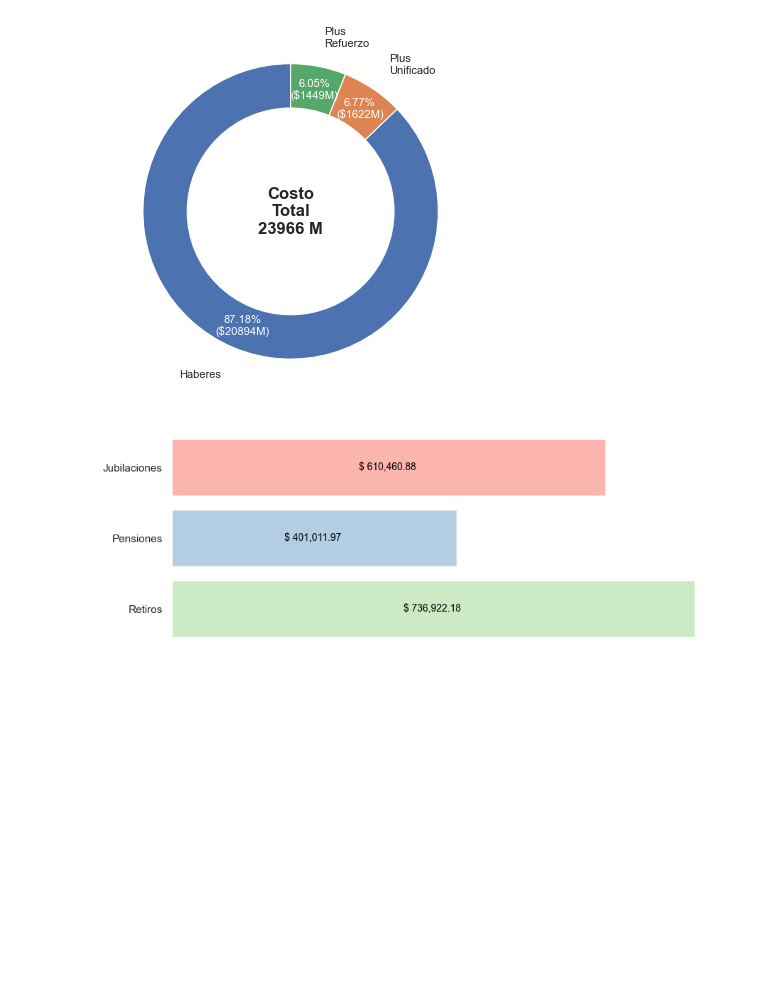
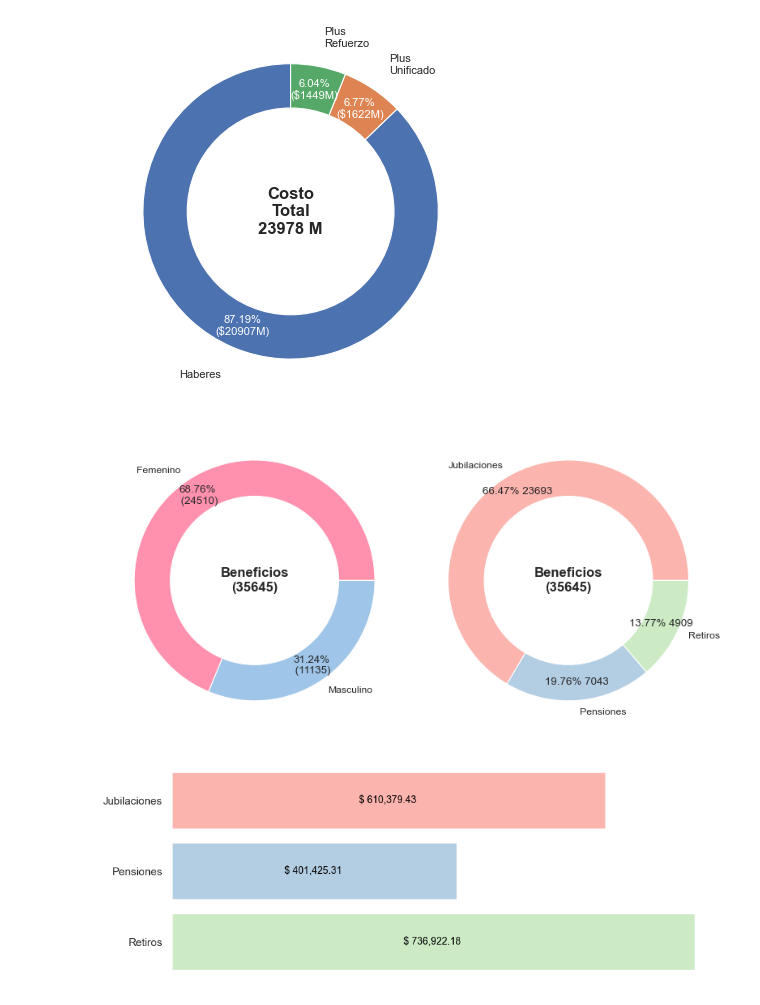
Before and after one commit to chrisgalvez/ReportesLiquidaciones, a Jupyter notebook: estadisticas-liquidaciones.ipynb, the cells around one changed output. Saved outputs shown, nothing was run; the diff lists cells and outputs as text; code cells hidden in the pictures; blank space fills up the shorter version.

```diff
--- a/estadisticas-liquidaciones.ipynb
+++ b/estadisticas-liquidaciones.ipynb
@@ -34,20 +34,18 @@ titulo_liquidacion = meses_liq[mes_liquidacion - 1] + " de " + anio_liquidacion
 # %%
 cons_creditos = f"""SELECT L.PLLA, L.ORDEN, L.AFILIADO, SUM(MONTO) AS CREDITOS
 FROM [{liquidacion}].dbo.Liquidacion L
-INNER JOIN Codigos C ON C.CODIGO=L.CODIGO
+INNER JOIN [{liquidacion}].dbo.Codigos C ON C.CODIGO=L.CODIGO
 WHERE C.TIPO='C'
---AND L.CODIGO NOT IN ('05','07','0Y')
 GROUP BY L.PLLA, L.ORDEN, L.AFILIADO""".format(liquidacion)
 
 creditos = pd.read_sql(cons_creditos, engine)
-cons_beneficios = f"""SELECT D.CONTROL, D.PLLA, D.ORDEN, D.AFILIADO, D.SEXO,
+cons_beneficios = f"""SELECT DL.CONTROL, DL.PLLA, DL.ORDEN, DL.AFILIADO, D.SEXO,
     DL.BENEFICIO, B.DETALLE AS BENEFICIO_TIPO, B.TIPO,
-    R.DETALLE AS REPARTICION, R.TIPOREPARTICION, L.LOCALIDAD,
-    FNAC
+    R.DETALLE AS REPARTICION, R.TIPOREPARTICION, L.LOCALIDAD, FNAC
     FROM DATOSAFILIADO D
-    INNER JOIN BENEFICIO B ON B.COD=COD_BENEFICIO
-    INNER JOIN REPARTICION R ON R.COD=LETRA
-    INNER JOIN LOCALIDADES L ON D.CODLOCALIDAD=L.CODLOCALIDAD
+    LEFT OUTER JOIN BENEFICIO B ON B.COD=COD_BENEFICIO
+    LEFT OUTER JOIN REPARTICION R ON R.COD=LETRA
+    LEFT OUTER JOIN LOCALIDADES L ON D.CODLOCALIDAD=L.CODLOCALIDAD
     INNER JOIN [{liquidacion}].dbo.DatosAfiliado DL on DL.CONTROL=D.CONTROL"""\
         .format(liquidacion=liquidacion)
 
@@ -103,6 +104,10 @@ brutos["FNAC"] = pd.to_datetime(brutos["FNAC"], format="%d/%m/%Y", errors="coerc
 brutos["EDAD"] = pd.to_datetime("today") - brutos["FNAC"]
 brutos["EDAD"] = brutos["EDAD"].dt.days / 365
 brutos["EDAD"] = brutos["EDAD"].astype(int, errors="ignore")
+# %%
+#SANITIZO LOCALIDADES
+
+brutos["LOCALIDAD"] = brutos["LOCALIDAD"].apply(lambda x: "SIN LOCALIDAD" if x==0 else x)
 # %%
 def make_autopct(values):
     def my_autopct(pct):
@@ -161,37 +166,40 @@ brutos["SEXO"] = brutos.apply(lambda x: "Masculino" if x["SEXO"] == "M" else
 
 brutos.groupby("SEXO")["SEXO"].count().plot.pie(ax=axs[0], y="BRUTO",
     autopct=lambda p: f'{p:.2f}%\n ({p*len(brutos)/100:.0f})', label='', colors=
     ["#ff91af","#9fc5e8"], pctdistance=0.85)
 
 #axs[0].set_title("Beneficios por sexo", fontdict={'family': 'Arial', 'size': 14, 'weight': 'bold', 'style': 'normal'})
 
 centre_circle = plt.Circle((0,0),0.70,fc='white')
 axs[0].add_artist(centre_circle)
 axs[0].text(0, 0, 'Beneficios\n' + f'({len(brutos):.0f})', ha='center', va='center', fontsize=12,
             fontweight='bold')
 
 brutos["TIPO"] = brutos.apply(lambda x: "Retiros" if x["REPARTICION"] \
                             in ("Retiro Policial", "Retiro Carcelario")\
                             else "Pensiones" if x["TIPO"]=='pen' else \
                                 'Jubilaciones', axis=1)
 
-brutos.groupby("TIPO").count().plot.pie(ax=axs[1], y="BRUTO",
-    autopct=make_autopct(brutos["TIPO"].value_counts())
-    ,colors=colores, label='', pctdistance=0.85)
+brutos_por_tipo_cuenta = brutos.groupby("TIPO").count()
+
+brutos_por_tipo_cuenta.plot.pie(ax=axs[1], y="BRUTO", colors=colores,
+    autopct=lambda p:f'{p:.2f}% {p * len(brutos)/100:.0f}', label='', pctdistance=0.85)
 plt.legend().remove()
 #axs[1].set_title('Beneficios por Tipo',  fontdict={'family': 'Arial', 'size': 14, 'weight': 'bold', 'style': 'normal'})
 
 centre_circle = plt.Circle((0, 0), 0.70, fc='white')
 axs[1].add_artist(centre_circle)
 axs[1].text(0, 0, 'Beneficios\n' + f'({len(brutos):.0f})', ha='center', va='center',
             fontsize=12, fontweight='bold')
 
 plt.tight_layout()
 
 temp_pie_beneficios_sexo_tipo = tempfile.NamedTemporaryFile(delete=False, suffix='.png')
 plt.savefig(temp_pie_beneficios_sexo_tipo.name)
-#plt.show()
+plt.show()
 plt.close()
+# %% [output]
+[figure, added]
 # %%
 #PIES BRUTOS POR TIPO DE REPARTICION
 from matplotlib import cm
```
Also changed, not shown: parts of 8 cells of this notebook.
